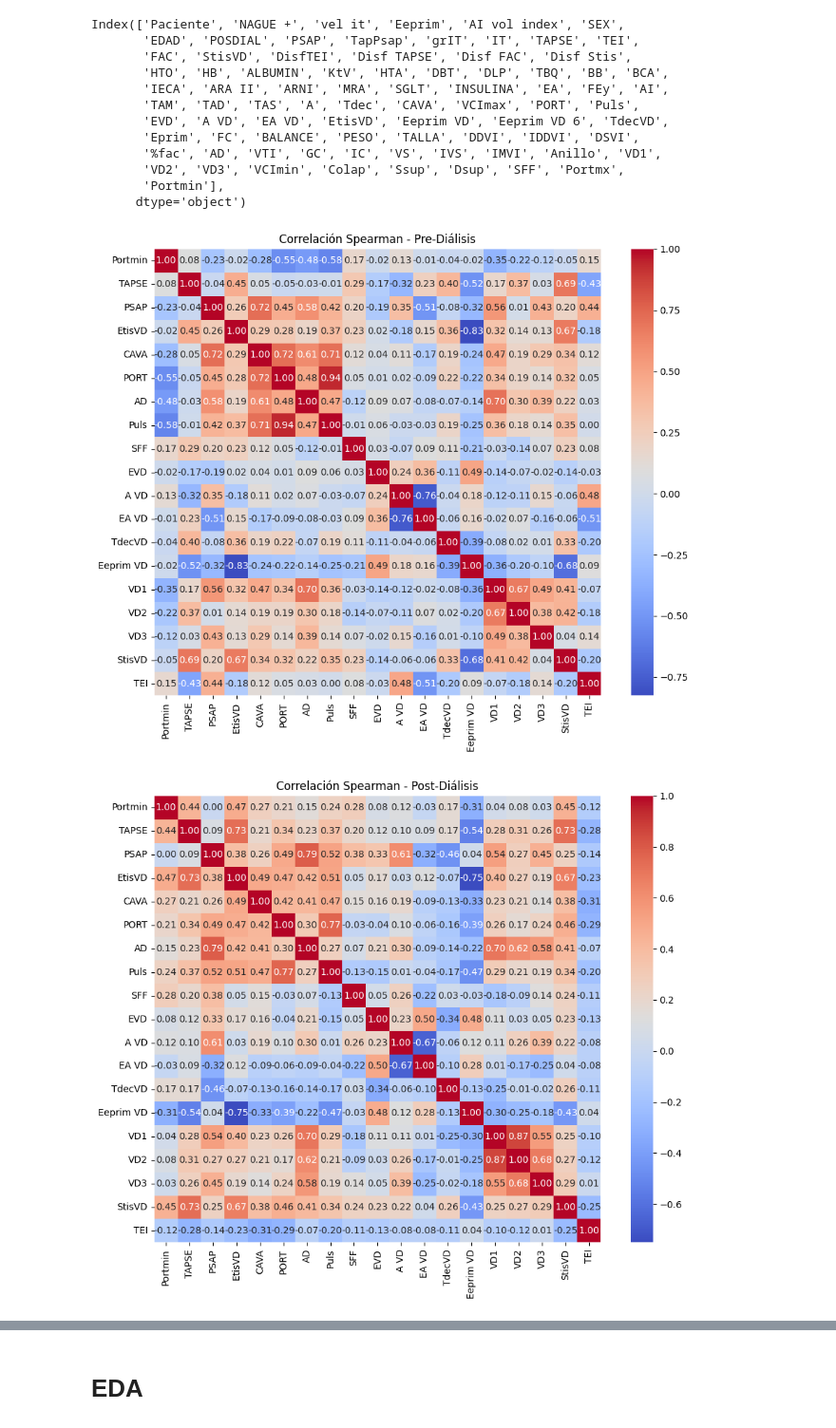
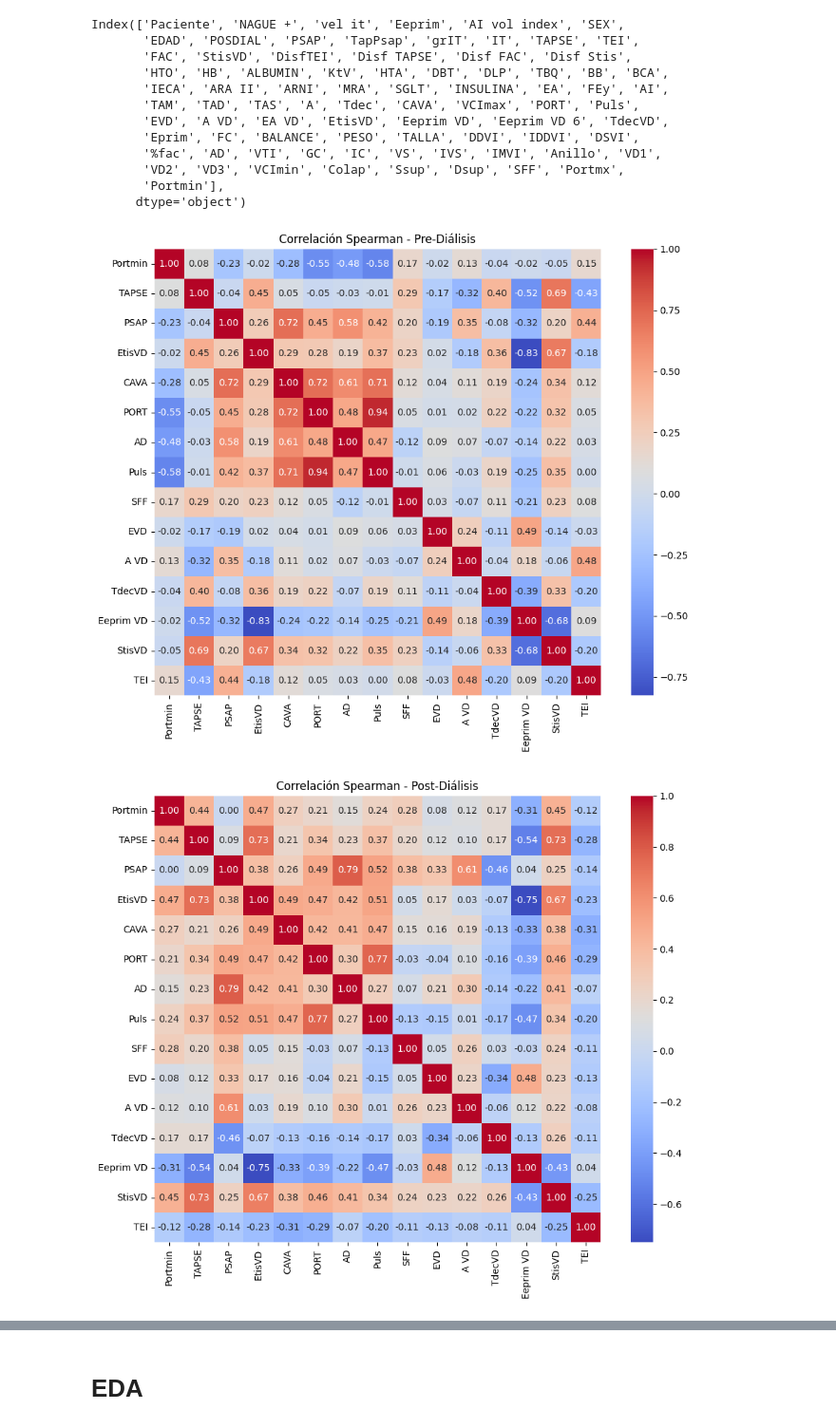
Before and after one commit to bitazaratustra/proyecto_gv, a Jupyter notebook: notebooks/Ecocardiograma_II.ipynb, the cells around one changed output, grey strips where cells are left out. Shown at 95% size. Drawn from its saved outputs; the diff is of its cells as text; code cells hidden in the pictures.

```diff
--- a/notebooks/Ecocardiograma_II.ipynb
+++ b/notebooks/Ecocardiograma_II.ipynb
@@ -94,8 +94,7 @@ Index(['Paciente', 'NAGUE +', 'vel it', 'Eeprim', 'AI vol index', 'SEX',
 variables_corr = [
     'Portmin', 'TAPSE', 'PSAP', 'EtisVD',
     'CAVA', 'PORT', 'AD', 'Puls','SFF','EVD',
-    'A VD', 'EA VD','TdecVD','Eeprim VD', 'VD1','VD2',
-    'VD3','StisVD','TEI',
+    'A VD','TdecVD','Eeprim VD', 'StisVD','TEI',
 ]
 
 
@@ -104,37 +103,37 @@ variables_corr = [var for var in variables_corr if var in df.columns]
 
 corr_pre = df_pre[variables_corr].corr(method='spearman')
 corr_pos = df_pos[variables_corr].corr(method='spearman')
 
 
 corr_pre_rounded = corr_pre.round(2)
 corr_pos_rounded = corr_pos.round(2)
 
 
 # latex_pre = corr_pre_rounded.to_latex(index=True, caption="Matriz de correlación (Spearman) pre-diálisis", label="tab:corr_pre")
 # latex_pos = corr_pos_rounded.to_latex(index=True, caption="Matriz de correlación (Spearman) post-diálisis", label="tab:corr_pos")
 
 
 # with open("correlacion_pre_dialisis.tex", "w") as f:
 #     f.write(latex_pre)
 
 # with open("correlacion_post_dialisis.tex", "w") as f:
 #     f.write(latex_pos)
 
 
 plt.figure(figsize=(10, 8))
 sns.heatmap(corr_pre, annot=True, cmap='coolwarm', fmt=".2f", square=True)
 plt.title("Correlación Spearman - Pre-Diálisis")
 plt.tight_layout()
-plt.savefig("corr_heatmap_pre.png")
+#plt.savefig("corr_heatmap_pre.png")
 
 plt.figure(figsize=(10, 8))
 sns.heatmap(corr_pos, annot=True, cmap='coolwarm', fmt=".2f", square=True)
 plt.title("Correlación Spearman - Post-Diálisis")
 plt.tight_layout()
-plt.savefig("corr_heatmap_post.png")
+#plt.savefig("corr_heatmap_post.png")
 # %% [output]
-[figure, old version]
+[figure, new version]
-[figure, old version]
+[figure, new version]
 # %%
 corr_pre_rounded
 # %% [output]
```
Also changed, not shown: parts of 3 cells of this notebook, 4 other files.
